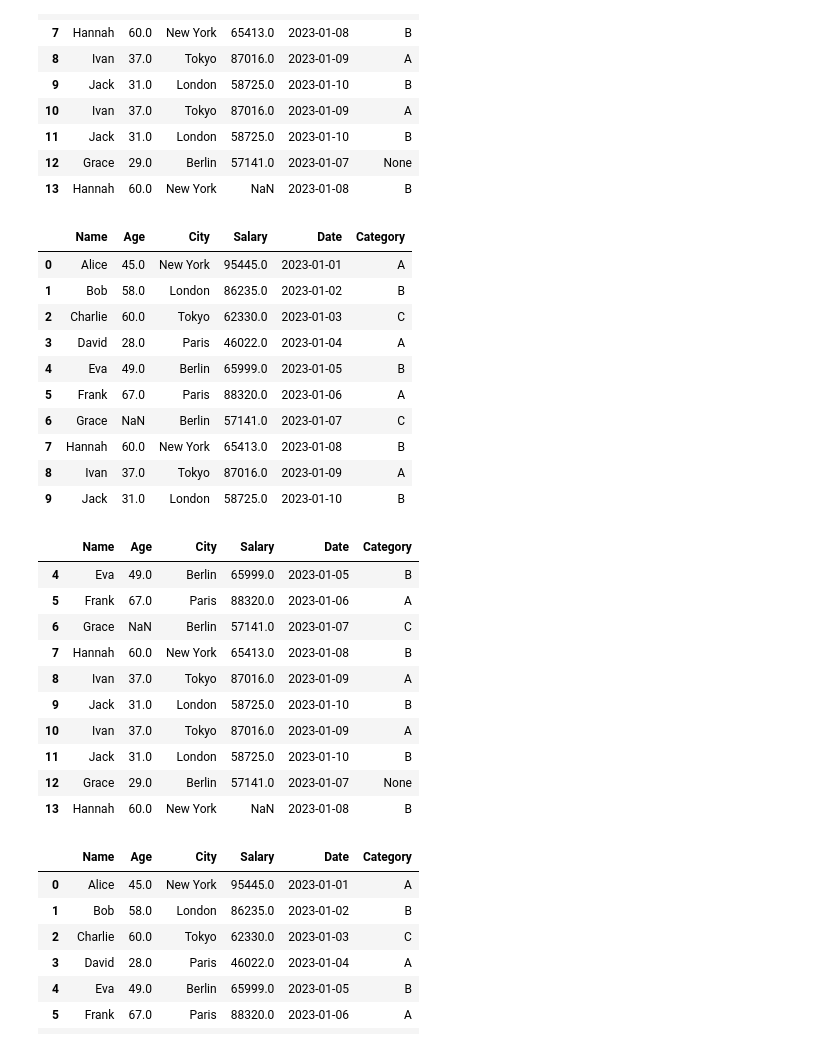
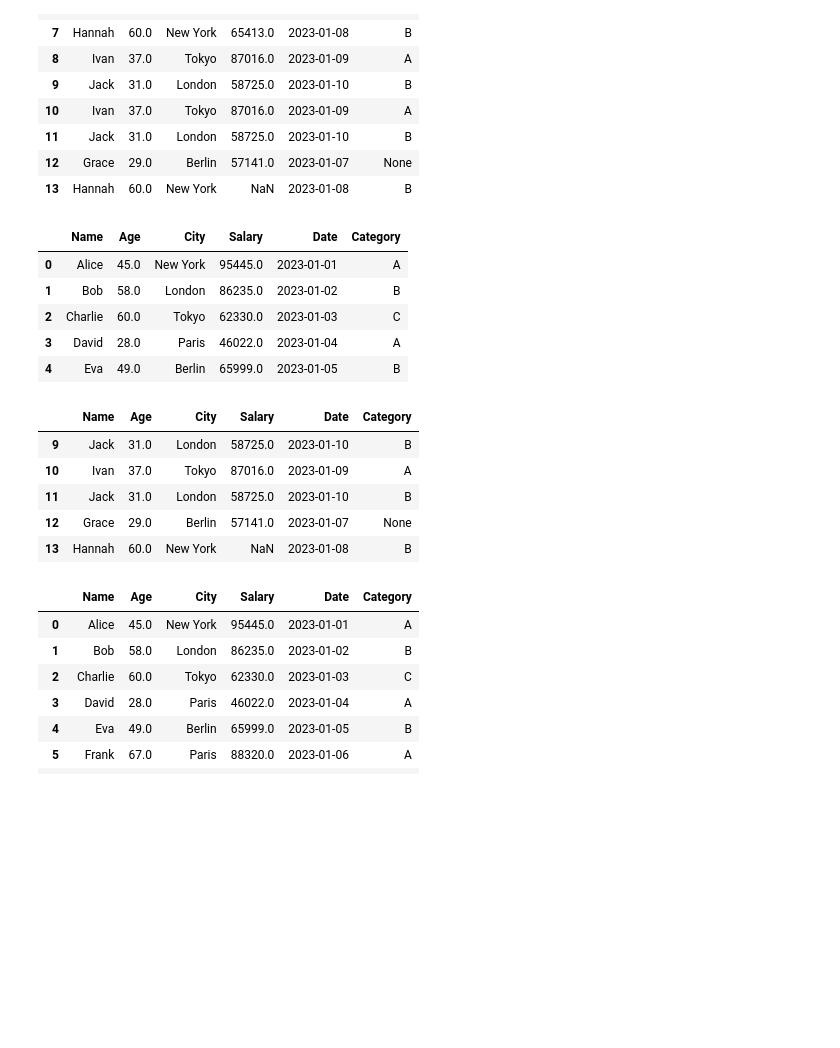
Before and after one commit to 1sumer/Python, a Jupyter notebook: Pandas/Update Pandas.ipynb, the cells around one changed output. Drawn from its saved outputs; the diff is of its cells as text; code cells hidden in the pictures; blank space fills up the shorter version.

```diff
--- a/Pandas/Update Pandas.ipynb
+++ b/Pandas/Update Pandas.ipynb
@@ -161,7 +165,7 @@ pd.set_option('display.max_rows', None)
 # Set pandas to display all columns
 pd.set_option('display.max_columns', None)
 # %%
-df.head(10)
+df.head()
 # %% [output]
 |  | Name | Age | City | Salary | Date | Category |
 | 0 | Alice | 45.0 | New York | 95445.0 | 2023-01-01 | A |
@@ -169,20 +173,10 @@ df.head(10)
 | 2 | Charlie | 60.0 | Tokyo | 62330.0 | 2023-01-03 | C |
 | 3 | David | 28.0 | Paris | 46022.0 | 2023-01-04 | A |
 | 4 | Eva | 49.0 | Berlin | 65999.0 | 2023-01-05 | B |
-| 5 | Frank | 67.0 | Paris | 88320.0 | 2023-01-06 | A |
-| 6 | Grace | NaN | Berlin | 57141.0 | 2023-01-07 | C |
-| 7 | Hannah | 60.0 | New York | 65413.0 | 2023-01-08 | B |
-| 8 | Ivan | 37.0 | Tokyo | 87016.0 | 2023-01-09 | A |
-| 9 | Jack | 31.0 | London | 58725.0 | 2023-01-10 | B |
 # %%
-df.tail(10)
+df.tail()
 # %% [output]
 |  | Name | Age | City | Salary | Date | Category |
-| 4 | Eva | 49.0 | Berlin | 65999.0 | 2023-01-05 | B |
-| 5 | Frank | 67.0 | Paris | 88320.0 | 2023-01-06 | A |
-| 6 | Grace | NaN | Berlin | 57141.0 | 2023-01-07 | C |
-| 7 | Hannah | 60.0 | New York | 65413.0 | 2023-01-08 | B |
-| 8 | Ivan | 37.0 | Tokyo | 87016.0 | 2023-01-09 | A |
 | 9 | Jack | 31.0 | London | 58725.0 | 2023-01-10 | B |
 | 10 | Ivan | 37.0 | Tokyo | 87016.0 | 2023-01-09 | A |
 | 11 | Jack | 31.0 | London | 58725.0 | 2023-01-10 | B |
```
Also changed, not shown: parts of 8 cells of this notebook, 4 other files.
